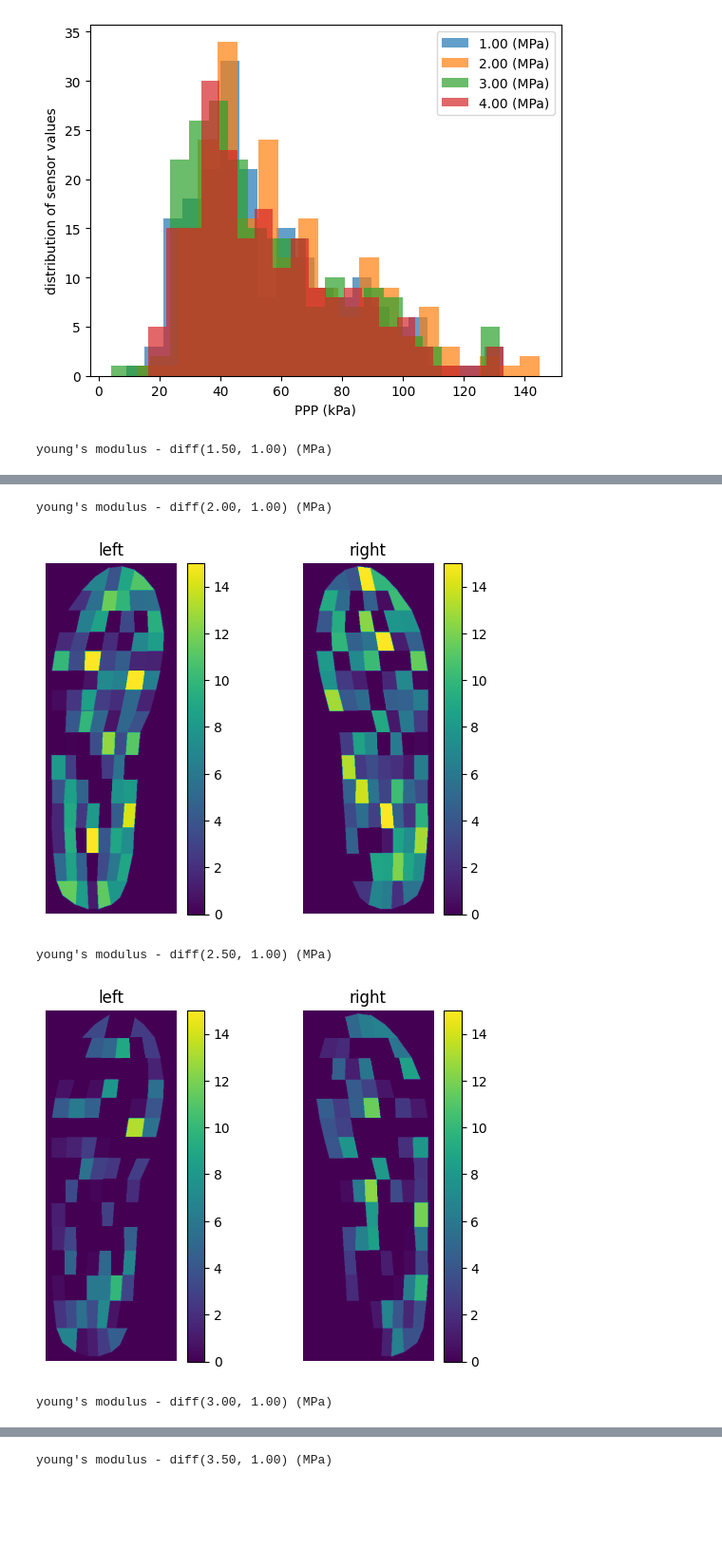
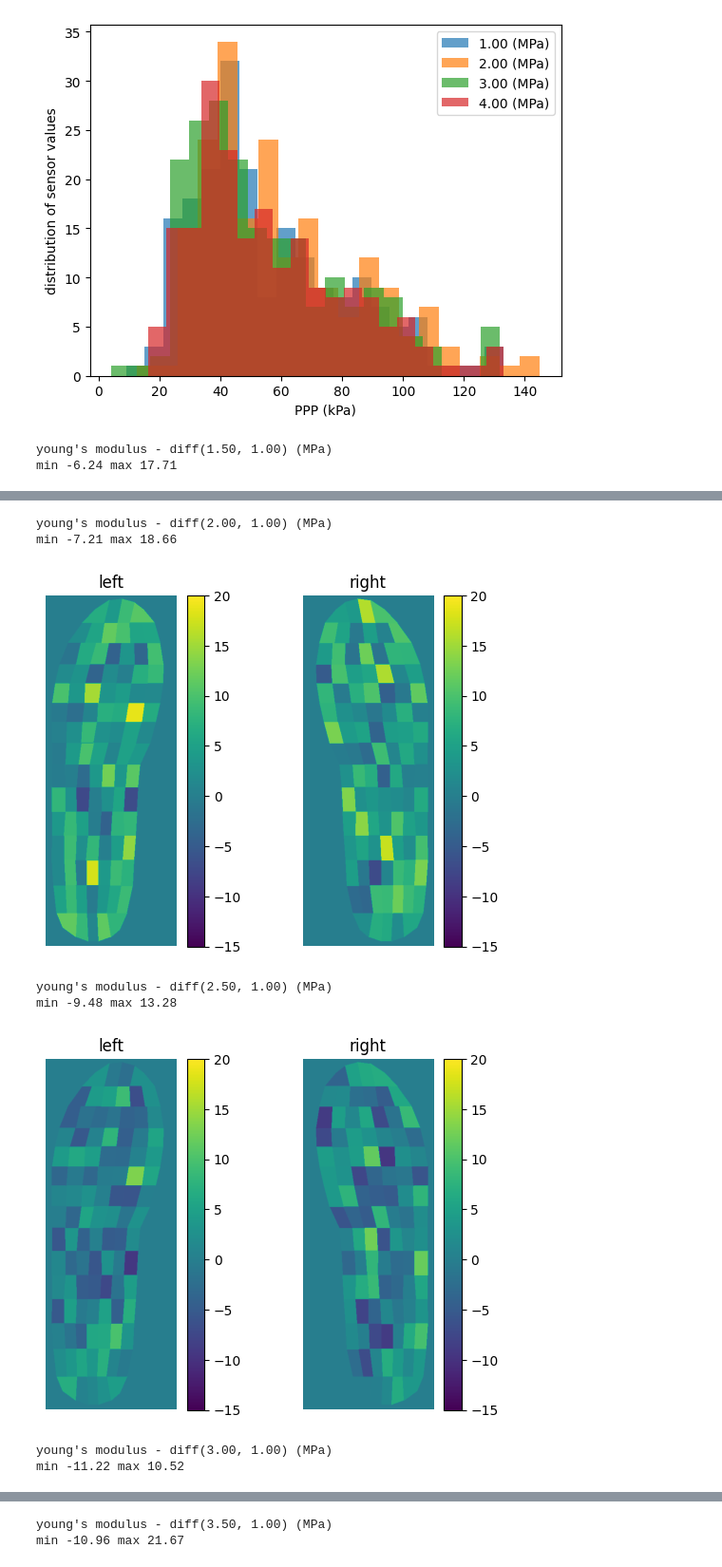
Before and after one commit to liu-qilong/footprint-to-pressure-unified, a Jupyter notebook: notebook/inference.ipynb, the cells around one changed output, grey strips where cells are left out. Shown at 95% size. Drawn from its saved outputs; the diff is of its cells as text; code cells hidden in the pictures; blank space fills up the shorter version.

Commit message:
Inference script with configuration file

```diff
--- a/notebook/prototype/inference.ipynb
+++ b/notebook/inference.ipynb
@@ -25,26 +60,16 @@ dataset = DATASET_REGISTRY['Footprint2Pressure_Blend_SensorStack'](
 # %%
-(img_stack, young), pedar_gt = dataset.__getitem__(3)
-img_stack.shape, young.shape, pedar_gt.shape
+(img_stack, sensor_id), pedar_gt = train_script.full_dataset.__getitem__(3)
+img_stack.shape, sensor_id.shape, pedar_gt.shape
 # %% [output]
 (torch.Size([198, 10, 10]), torch.Size([]), torch.Size([198]))
-# %%
-from src.tool.registry import MODEL_REGISTRY
-
-model = MODEL_REGISTRY['MLP_cos_emb'](
-    device = device,
-    img_size = 10,
-    pos_emb_len = 512,
-    young_emb_len = 128,
-    hidden = 2048,
-)
-model.load_state_dict(torch.load('../../experiment/mlp-0620/model.pth'))
-pedar_pred = model((img_stack, young))
 # %%
 from src.tool import visual
+
+pedar_pred = model((img_stack, sensor_id))
 
 print(f'pred_std\t{pedar_pred.std().item()}\tpred_mean\t{pedar_pred.mean().item()}')
 print(f'gt_std\t\t{pedar_gt.std().item()}\tgt_mean\t\t{pedar_gt.mean().item()}')
 
-visual.draw_heatmap(pedar_pred.cpu().detach().numpy() * 600, '../../data/processed/left_foot_mask.png')
-visual.draw_heatmap(pedar_gt.cpu().detach().numpy() * 600, '../../data/processed/left_foot_mask.png')
+visual.draw_heatmap(pedar_pred.cpu().detach().numpy() * 600, 'data/processed/left_foot_mask.png')
+visual.draw_heatmap(pedar_gt.cpu().detach().numpy() * 600, 'data/processed/left_foot_mask.png')
 # %% [output]
@@ -67,8 +89,8 @@ for idx in np.arange(1.0, 5.0, 0.5):
     print(f"young's modulus - {idx:.2f} (MPa)")
     visual.draw_heatmap(
         pedar_pred.cpu().detach().numpy() * 600,
-        '../../data/processed/left_foot_mask.png',
-        vmax=130, is_export=True, export_path=f'output/pred/{idx:.2f}.png',
+        'data/processed/left_foot_mask.png',
+        vmax=130, is_export=True, export_path=Path(path) / f'output/pred/{idx:.2f}.png',
         )
 # %% [output]
 young's modulus - 1.00 (MPa)
@@ -105,11 +127,15 @@ pedar_pred0 = model((img_stack, torch.tensor(1.0).to(device)))
 
 for idx in np.arange(1.5, 5.0, 0.5):
     pedar_pred1 = model((img_stack, torch.tensor(idx, dtype=torch.float32).to(device)))
+    diff = (pedar_pred1 - pedar_pred0).cpu().detach().numpy() * 600
     print(f"young's modulus - diff({idx:.2f}, {1:.2f}) (MPa)")
+    print(f"min {diff.min():.2f} max {diff.max():.2f}")
     visual.draw_heatmap(
-        (pedar_pred1 - pedar_pred0).cpu().detach().numpy() * 600,
-        '../../data/processed/left_foot_mask.png',
-        vmax=15, is_export=True, export_path=f'output/diff/{idx:.2f}-{1:.2f}.png',
+        diff,
+        'data/processed/left_foot_mask.png',
+        vmax=20, vmin=-15,# cmap='cool',
+        is_export=True, export_path=Path(path) / f'output/diff/{idx:.2f}-{1:.2f}.png',
         )
 # %% [output]
 young's modulus - diff(1.50, 1.00) (MPa)
+min -6.24 max 17.71
@@ -117,5 +143,8 @@ young's modulus - diff(1.50, 1.00) (MPa)
 young's modulus - diff(2.00, 1.00) (MPa)
+min -7.21 max 18.66
-[figure, old version]
+[figure, new version]
 young's modulus - diff(2.50, 1.00) (MPa)
+min -9.48 max 13.28
-[figure, old version]
+[figure, new version]
 young's modulus - diff(3.00, 1.00) (MPa)
+min -11.22 max 10.52
@@ -123 +152,2 @@ young's modulus - diff(3.00, 1.00) (MPa)
 young's modulus - diff(3.50, 1.00) (MPa)
+min -10.96 max 21.67
```
Also changed, not shown: parts of 14 cells of this notebook.
